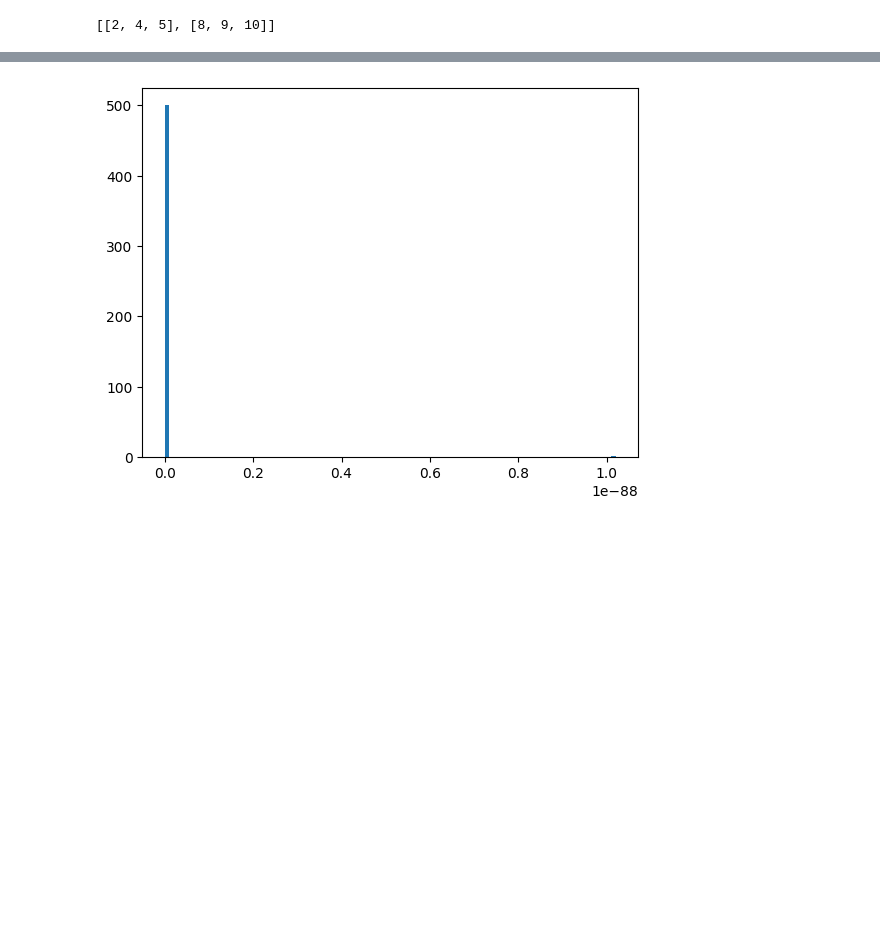
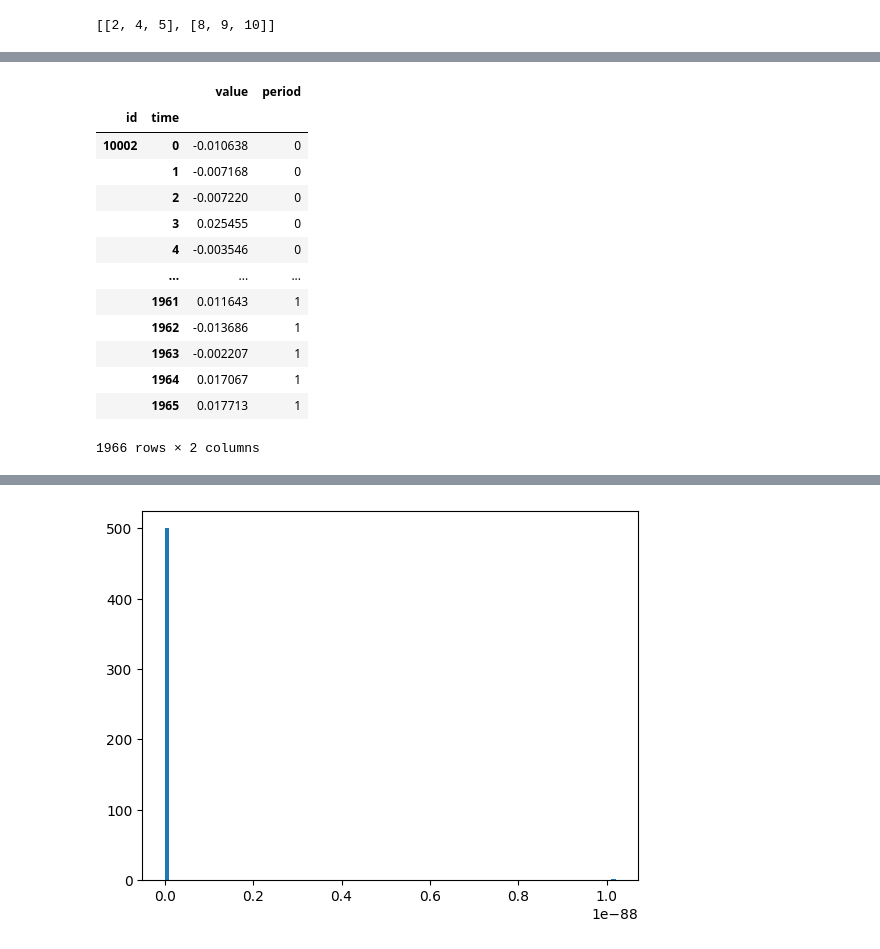
Before and after one commit to Zpazza/structured-data, a Jupyter notebook: competitions/structural-break/quickstarters/baseline/baseline.ipynb, the cells around one changed output, grey strips where cells are left out. Saved outputs shown, nothing was run; the diff lists cells and outputs as text; code cells hidden in the pictures; blank space fills up the shorter version.

```diff
--- a/competitions/structural-break/quickstarters/baseline/baseline.ipynb
+++ b/competitions/structural-break/quickstarters/baseline/baseline.ipynb
@@ -374,0 +379,17 @@ data_stats
+# %%
+X_test[1]
+# %% [output]
+|  |  | value | period |
+| id | time |  |  |
+| 10002 | 0 | -0.010638 | 0 |
+|  | 1 | -0.007168 | 0 |
+|  | 2 | -0.007220 | 0 |
+|  | 3 | 0.025455 | 0 |
+|  | 4 | -0.003546 | 0 |
+|  | ... | ... | ... |
+|  | 1961 | 0.011643 | 1 |
+|  | 1962 | -0.013686 | 1 |
+|  | 1963 | -0.002207 | 1 |
+|  | 1964 | 0.017067 | 1 |
+|  | 1965 | 0.017713 | 1 |
+1966 rows × 2 columns
```
Also changed, not shown: parts of 15 cells of this notebook.
